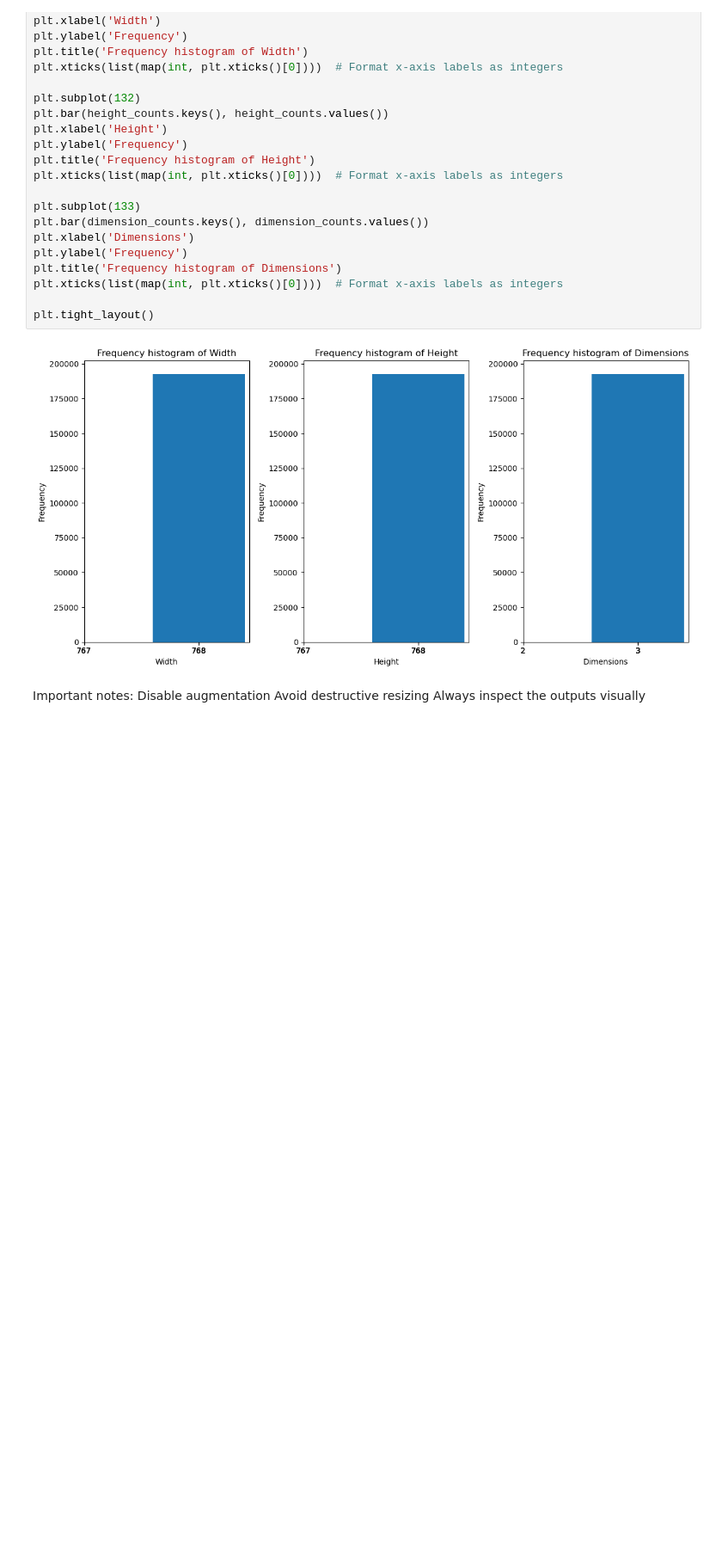
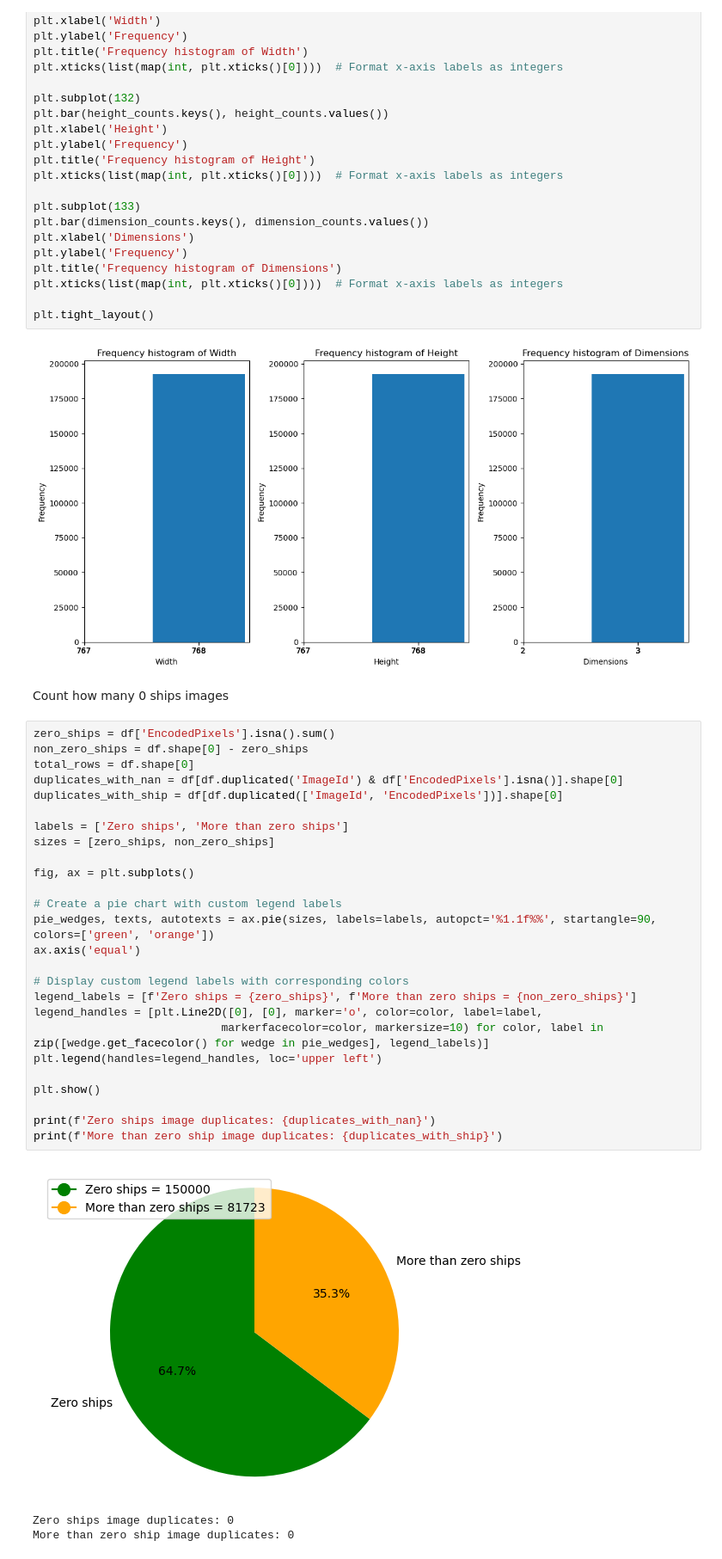
Before and after one commit to TimofiyJ/ML_Ships, a Jupyter notebook: data-analysis.ipynb, the cells around one changed output. Shown at 86% size. Drawn from its saved outputs; the diff is of its cells as text; blank space fills up the shorter version.

```diff
--- a/data-analysis.ipynb
+++ b/data-analysis.ipynb
@@ -110,8 +141,35 @@ plt.xticks(list(map(int, plt.xticks()[0])))  # Format x-axis labels as integers
 plt.tight_layout()
 # %% [output]
 [figure]
-# %% [markdown]
-Important notes:
-Disable augmentation
-Avoid destructive resizing
-Always inspect the outputs visually
+# %% [markdown]
+Count how many 0 ships images
+# %%
+zero_ships = df['EncodedPixels'].isna().sum()
+non_zero_ships = df.shape[0] - zero_ships
+total_rows = df.shape[0]
+duplicates_with_nan = df[df.duplicated('ImageId') & df['EncodedPixels'].isna()].shape[0]
+duplicates_with_ship = df[df.duplicated(['ImageId', 'EncodedPixels'])].shape[0]
+
+labels = ['Zero ships', 'More than zero ships']
+sizes = [zero_ships, non_zero_ships]
+
+fig, ax = plt.subplots()
+
+# Create a pie chart with custom legend labels
+pie_wedges, texts, autotexts = ax.pie(sizes, labels=labels, autopct='%1.1f%%', startangle=90, colors=['green', 'orange'])
+ax.axis('equal')
+
+# Display custom legend labels with corresponding colors
+legend_labels = [f'Zero ships = {zero_ships}', f'More than zero ships = {non_zero_ships}']
+legend_handles = [plt.Line2D([0], [0], marker='o', color=color, label=label,
+                            markerfacecolor=color, markersize=10) for color, label in zip([wedge.get_facecolor() for wedge in pie_wedges], legend_labels)]
+plt.legend(handles=legend_handles, loc='upper left')
+
+plt.show()
+
+print(f'Zero ships image duplicates: {duplicates_with_nan}')
+print(f'More than zero ship image duplicates: {duplicates_with_ship}')
+# %% [output]
+[figure, added]
+Zero ships image duplicates: 0
+More than zero ship image duplicates: 0
```
Also changed, not shown: parts of 9 cells of this notebook.
